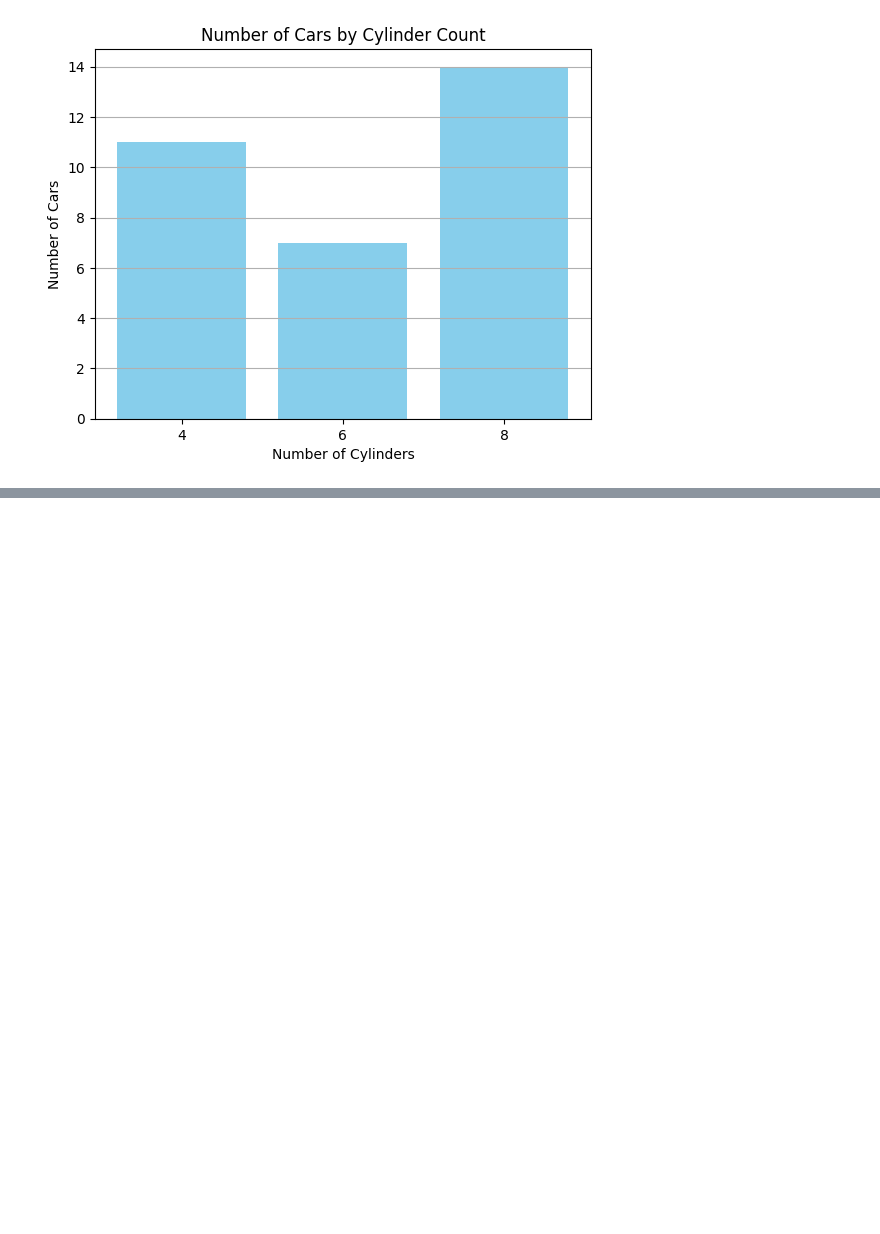
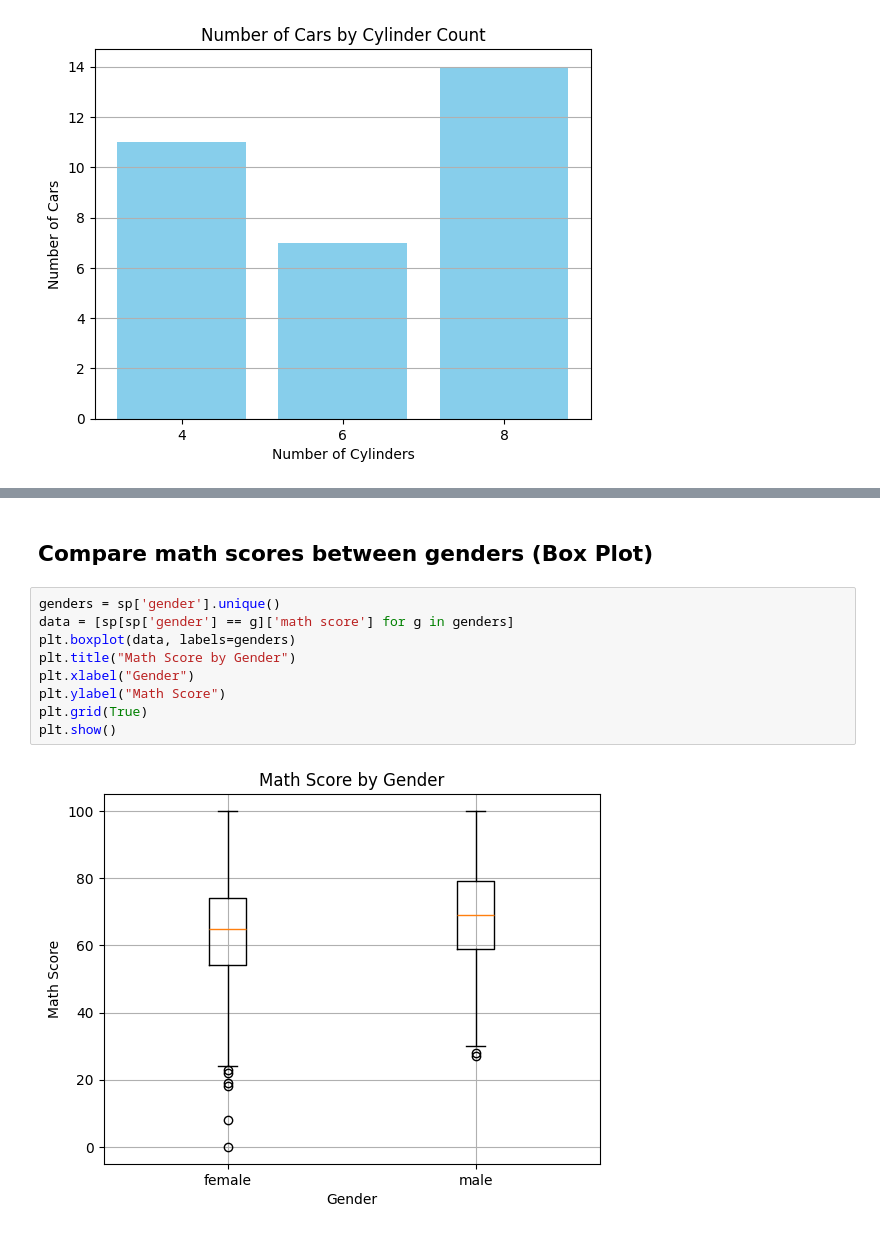
Before and after one commit to chinmayhandi/chinmay, a Jupyter notebook: AIML_Lab_Exercise.ipynb, the cells around one changed output, grey strips where cells are left out. Saved outputs shown, nothing was run; the diff lists cells and outputs as text; blank space fills up the shorter version.

```diff
--- a/AIML_Lab_Exercise.ipynb
+++ b/AIML_Lab_Exercise.ipynb
@@ -2044,0 +2090,13 @@ plt.show()
+# %% [markdown]
+## **Compare math scores between genders (Box Plot)**
+# %%
+genders = sp['gender'].unique()
+data = [sp[sp['gender'] == g]['math score'] for g in genders]
+plt.boxplot(data, labels=genders)
+plt.title("Math Score by Gender")
+plt.xlabel("Gender")
+plt.ylabel("Math Score")
+plt.grid(True)
+plt.show()
+# %% [output]
+[figure, added]
```
Also changed, not shown: parts of 11 cells of this notebook.
